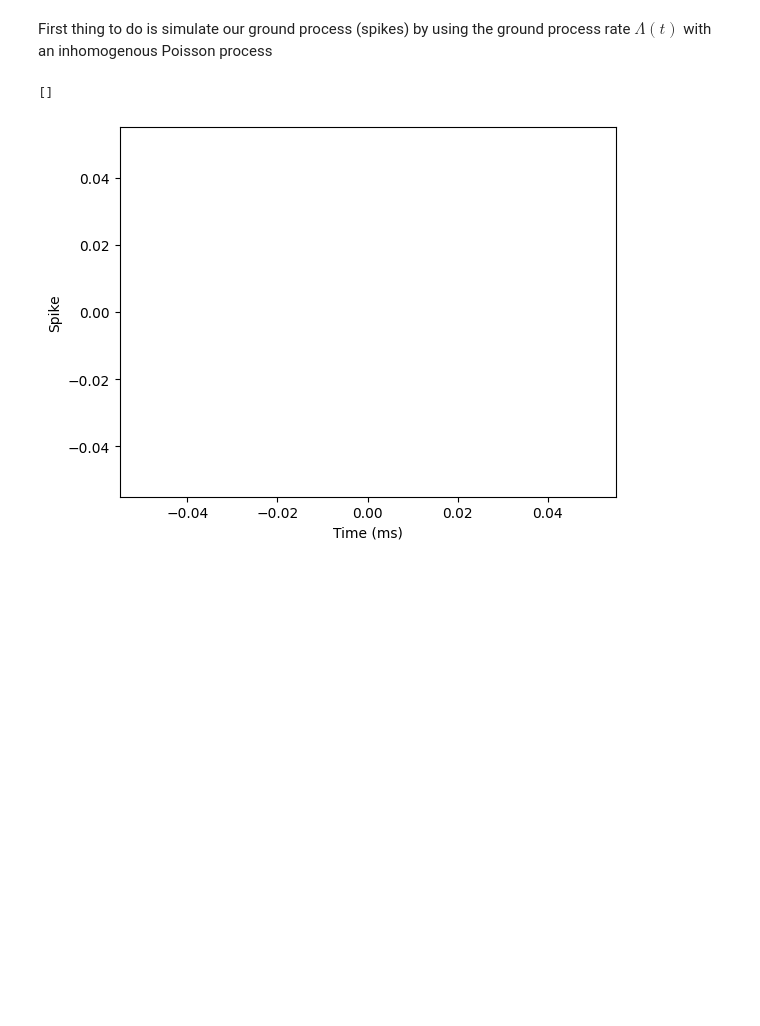
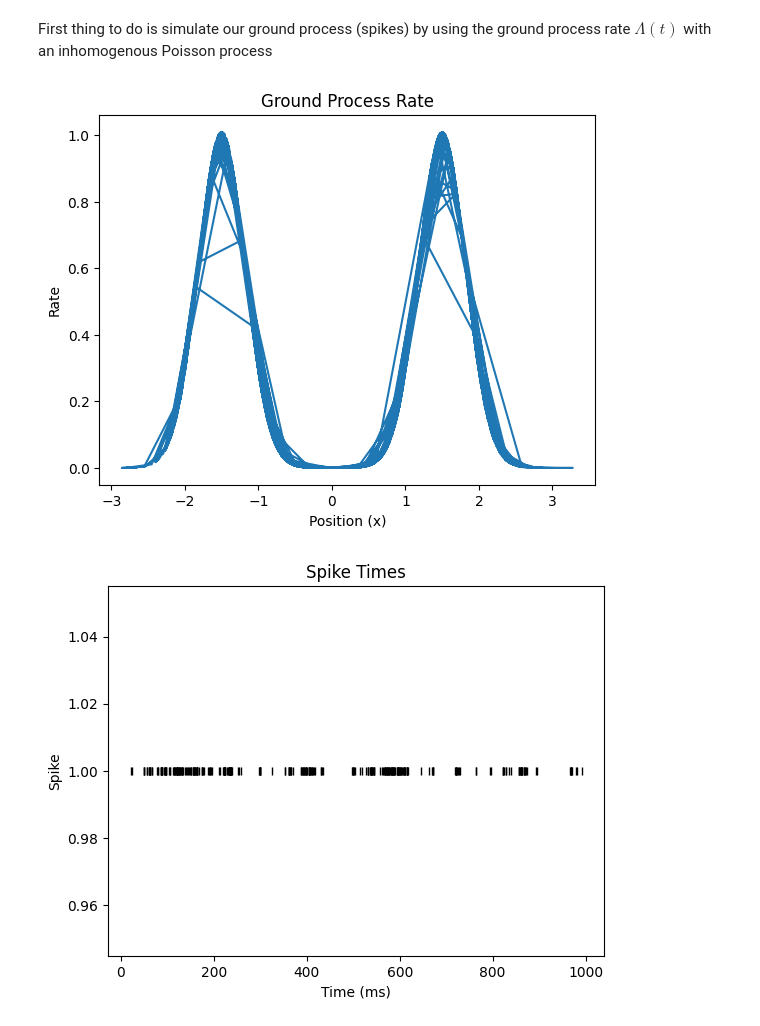
Before and after one commit to Sid-Rafilson-1617/Clusterless-Decoding, a Jupyter notebook: SimulatedData.ipynb, the cells around one changed output. Cells and saved outputs as stored; diff of their text form; code cells hidden in the pictures; blank space fills up the shorter version.

```diff
--- a/SimulatedData.ipynb
+++ b/SimulatedData.ipynb
@@ -47,7 +47,7 @@ def ground_process_rate(x, mu_x, sigma_x, a):
 
     rate = 0
     for c in [0,1]:
-        rate += np.exp((a[c]- (x - mu_x[c])**2) / (2*sigma_x[c]**2))
+        rate += np.exp(a[c]) * np.exp(-((x - mu_x[c])**2) / (2*sigma_x[c]**2))
 
     return rate
 # %% [markdown]
@@ -65,24 +65,36 @@ First thing to do is simulate our ground process (spikes) by using the ground pr
 # use the ground process rate to simulate an inhomogeneous Poisson process
 
 def HomogeneousPoisson(rate, t_old):
+    """
+    Generate a new event time for a homogeneous Poisson process.
+    """
     u = np.random.rand()
     t_new = -np.log(u) / rate + t_old
     return t_new
 
 def InHomoPoisson(rate, t_old):
-    gmax = np.max(rate)
+    """
+    Simulate an inhomogeneous Poisson process using the thinning algorithm.
+    """
+    gmax = np.max(rate)  # Upper bound for thinning
 
     while True:
+        # Generate a candidate event time from the homogeneous Poisson process
         t = HomogeneousPoisson(gmax, t_old)
+
+        # Check if time exceeds rate length (end of simulation)
+        if t >= len(rate):
+            return None  # Signal end of process
+
+        # Interpolate the rate at the candidate time
+        rate_value = np.interp(t, np.arange(len(rate)), rate)
+
+        # Thinning: Accept or reject the event
         u = np.random.rand()
-
-        if t > len(rate):
-            return None
-
-        if u * gmax < rate[int(t)]:
-            return t
+        if u * gmax < rate_value:
+            return t  # Event accepted
         else:
-            t_old = t
+            t_old = t  # Update the last time and continue
 # %%
 
 mu_x = [-1.5, 1.5]
@@ -90,36 +102,42 @@ sigma_x = [np.sqrt(0.1), np.sqrt(0.1)]
 a = [0.01, 0.01]
 mu_m = [10, 13]
 sigma_m = [1, 1]
 
 # simulating the underlying unmarked spike trains under an inhomogenous Poisson process model wirh rate given by the integral of the jmi over the marks
-n_timesteps = 1000
-x = np.zeros(n_timesteps)
 m = np.zeros(n_timesteps)
 rate = np.zeros(n_timesteps)
-x[0] = 0
 
 for k in range(n_timesteps):
     rate[k] = ground_process_rate(x[k], mu_x, sigma_x, a)
+
+
+plt.figure()
+plt.plot(x, rate)
+plt.xlabel("Position (x)")
+plt.ylabel("Rate")
+plt.title("Ground Process Rate")
+plt.show()
+
 
 
 # simulating the spike times using the inhomogeneous Poisson process
 spike_times = []
 t = 0
 while t < n_timesteps:
     t = InHomoPoisson(rate, t)
     if t is not None:
         spike_times.append(t)
     else:
         break
 
-print(spike_times)
 
 # plotting the spike times
 plt.figure()
 plt.plot(spike_times, np.ones(len(spike_times)), 'k|')
 plt.xlabel('Time (ms)')
 plt.ylabel('Spike')
+plt.title('Spike Times')
 plt.show()
 # %% [output]
-[]
-[figure, old version]
+[figure, new version]
+[figure, added]
```
Also changed, not shown: parts of 2 cells of this notebook.
